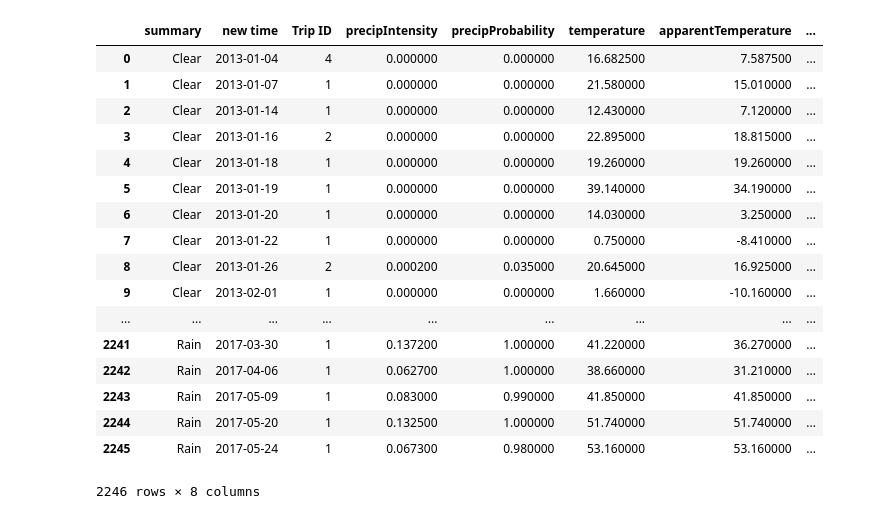
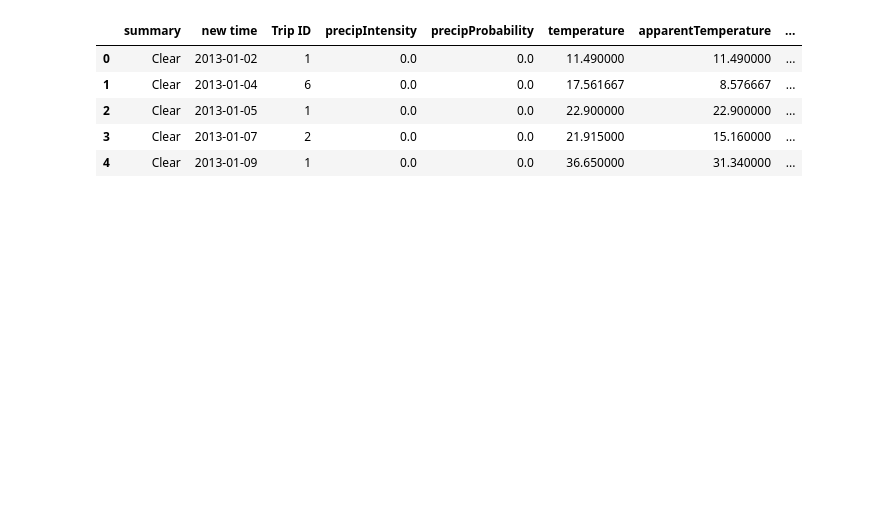
Before and after one commit to peterjorphan/07-project_one, a Jupyter notebook: Resources/jared_datawork.ipynb, the cells around one changed output. Drawn from its saved outputs; the diff is of its cells as text; code cells hidden in the pictures; blank space fills up the shorter version.

```diff
--- a/Resources/jared_datawork.ipynb
+++ b/Resources/jared_datawork.ipynb
@@ -53,26 +41,14 @@ df
 # %%
 # df1 = df.groupby(['summary', 'new time'])['Trip ID'].count()
 df1 = df.groupby(['summary', 'new time'], as_index=False).agg({'Trip ID': 'count', 'precipIntensity': 'mean', 'precipProbability': 'mean', 'temperature': 'mean', 'apparentTemperature': 'mean', 'windSpeed': 'mean'})
 # df1.to_csv('summary_df.csv')
-df1
+df1.head()
 # %% [output]
 |  | summary | new time | Trip ID | precipIntensity | precipProbability | temperature | apparentTemperature | ... |
-| 0 | Clear | 2013-01-04 | 4 | 0.000000 | 0.000000 | 16.682500 | 7.587500 | ... |
-| 1 | Clear | 2013-01-07 | 1 | 0.000000 | 0.000000 | 21.580000 | 15.010000 | ... |
-| 2 | Clear | 2013-01-14 | 1 | 0.000000 | 0.000000 | 12.430000 | 7.120000 | ... |
-| 3 | Clear | 2013-01-16 | 2 | 0.000000 | 0.000000 | 22.895000 | 18.815000 | ... |
-| 4 | Clear | 2013-01-18 | 1 | 0.000000 | 0.000000 | 19.260000 | 19.260000 | ... |
-| 5 | Clear | 2013-01-19 | 1 | 0.000000 | 0.000000 | 39.140000 | 34.190000 | ... |
-| 6 | Clear | 2013-01-20 | 1 | 0.000000 | 0.000000 | 14.030000 | 3.250000 | ... |
-| 7 | Clear | 2013-01-22 | 1 | 0.000000 | 0.000000 | 0.750000 | -8.410000 | ... |
-| 8 | Clear | 2013-01-26 | 2 | 0.000200 | 0.035000 | 20.645000 | 16.925000 | ... |
-| 9 | Clear | 2013-02-01 | 1 | 0.000000 | 0.000000 | 1.660000 | -10.160000 | ... |
-| ... | ... | ... | ... | ... | ... | ... | ... | ... |
-| 2241 | Rain | 2017-03-30 | 1 | 0.137200 | 1.000000 | 41.220000 | 36.270000 | ... |
-| 2242 | Rain | 2017-04-06 | 1 | 0.062700 | 1.000000 | 38.660000 | 31.210000 | ... |
-| 2243 | Rain | 2017-05-09 | 1 | 0.083000 | 0.990000 | 41.850000 | 41.850000 | ... |
-| 2244 | Rain | 2017-05-20 | 1 | 0.132500 | 1.000000 | 51.740000 | 51.740000 | ... |
-| 2245 | Rain | 2017-05-24 | 1 | 0.067300 | 0.980000 | 53.160000 | 53.160000 | ... |
+| 0 | Clear | 2013-01-02 | 1 | 0.0 | 0.0 | 11.490000 | 11.490000 | ... |
+| 1 | Clear | 2013-01-04 | 6 | 0.0 | 0.0 | 17.561667 | 8.576667 | ... |
+| 2 | Clear | 2013-01-05 | 1 | 0.0 | 0.0 | 22.900000 | 22.900000 | ... |
+| 3 | Clear | 2013-01-07 | 2 | 0.0 | 0.0 | 21.915000 | 15.160000 | ... |
+| 4 | Clear | 2013-01-09 | 1 | 0.0 | 0.0 | 36.650000 | 31.340000 | ... |
-2246 rows × 8 columns
 # %%
 df2 = df1.groupby(['summary'], as_index=False).agg({'Trip ID': 'mean', 'precipIntensity': 'mean', 'precipProbability': 'mean', 'temperature': 'mean', 'apparentTemperature': 'mean', 'windSpeed': 'mean'})
```
Also changed, not shown: parts of 7 cells of this notebook, 4 other files.
